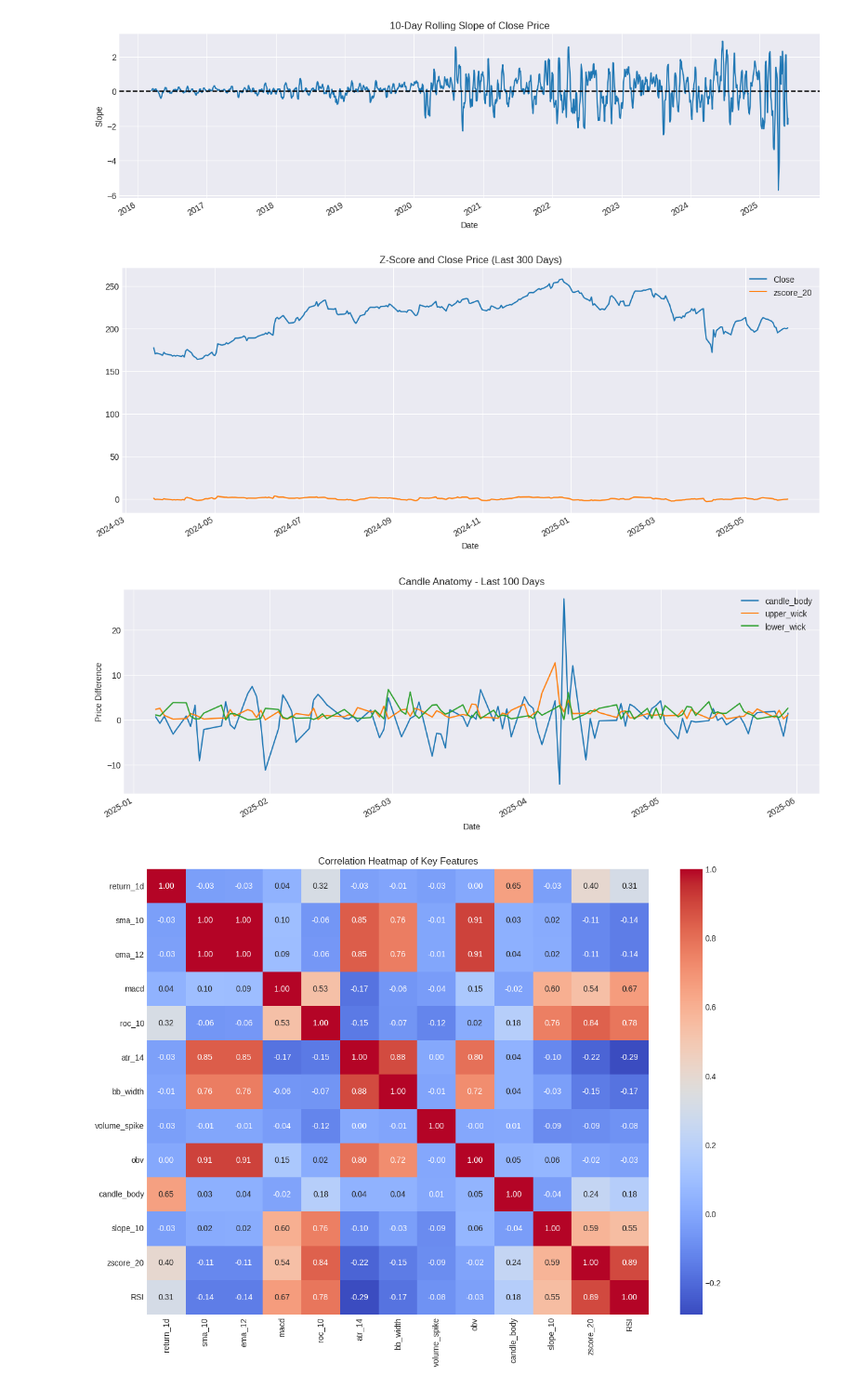
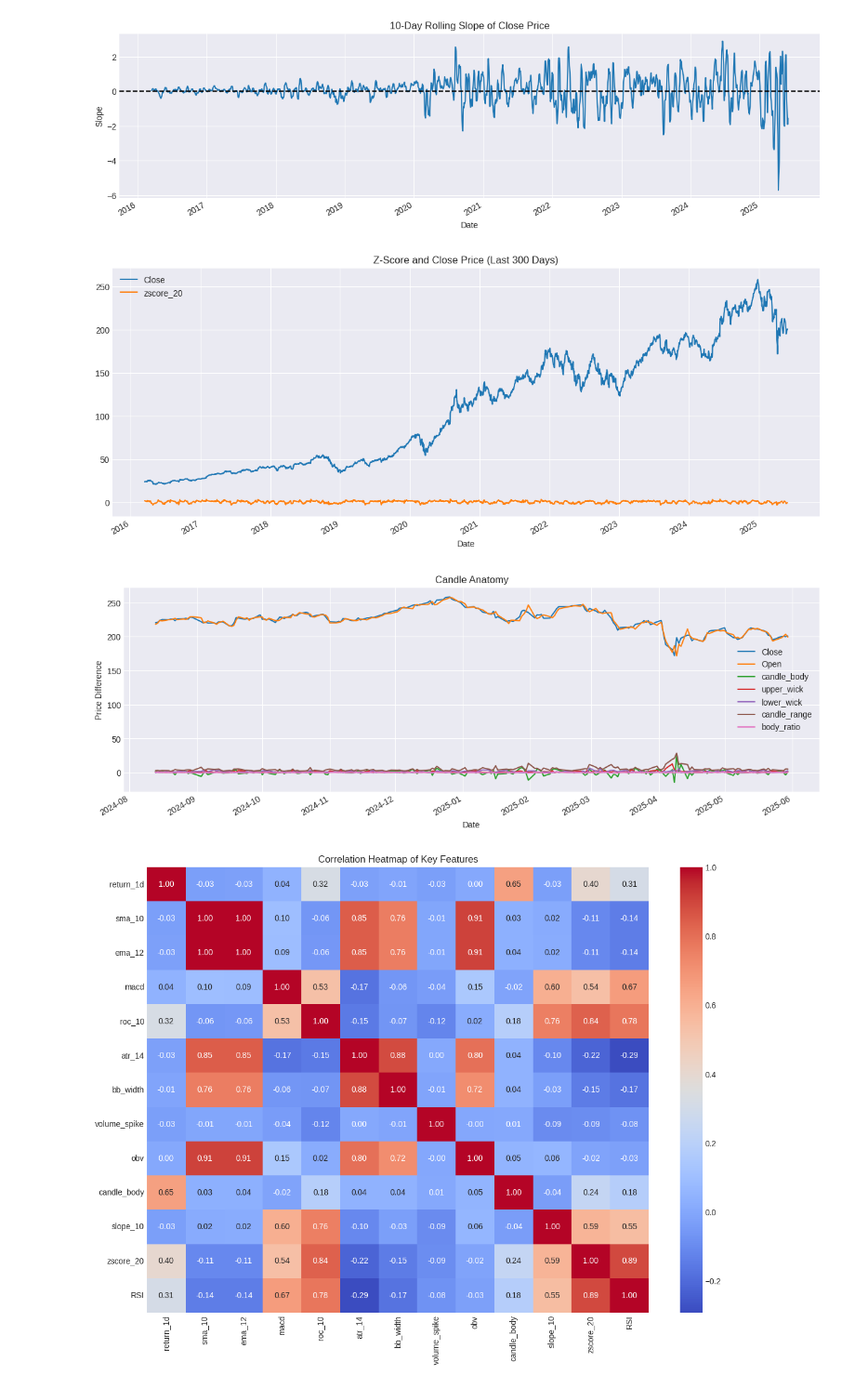
Before and after one commit to HRSMalik/OHLCV-stock-pred, a Jupyter notebook: notebooks/feature_e.ipynb, the cells around one changed output. Shown at 93% size. Cells and saved outputs as stored; diff of their text form; code cells hidden in the pictures.

```diff
--- a/notebooks/feature_e.ipynb
+++ b/notebooks/feature_e.ipynb
@@ -182,16 +182,16 @@ plt.show()
 # %% [output]
 [figure]
 # %%
-df[['Close', 'zscore_20']].tail(300).plot(figsize=(15, 6), title='Z-Score and Close Price (Last 300 Days)')
+df[['Close', 'zscore_20']].plot(figsize=(15, 6), title='Z-Score and Close Price (Last 300 Days)')
 plt.show()
 # %% [output]
-[figure, old version]
+[figure, new version]
 # %%
-df[['candle_body', 'upper_wick', 'lower_wick']].tail(100).plot(figsize=(15, 5), title='Candle Anatomy - Last 100 Days')
+df[['Close','Open','candle_body', 'upper_wick', 'lower_wick', "candle_range", "body_ratio"]].tail(200).plot(figsize=(15, 5), title='Candle Anatomy')
 plt.ylabel('Price Difference')
 plt.show()
 # %% [output]
-[figure, old version]
+[figure, new version]
 # %%
 import seaborn as sns
 
```
Also changed, not shown: parts of 2 cells of this notebook, 2 other files.
